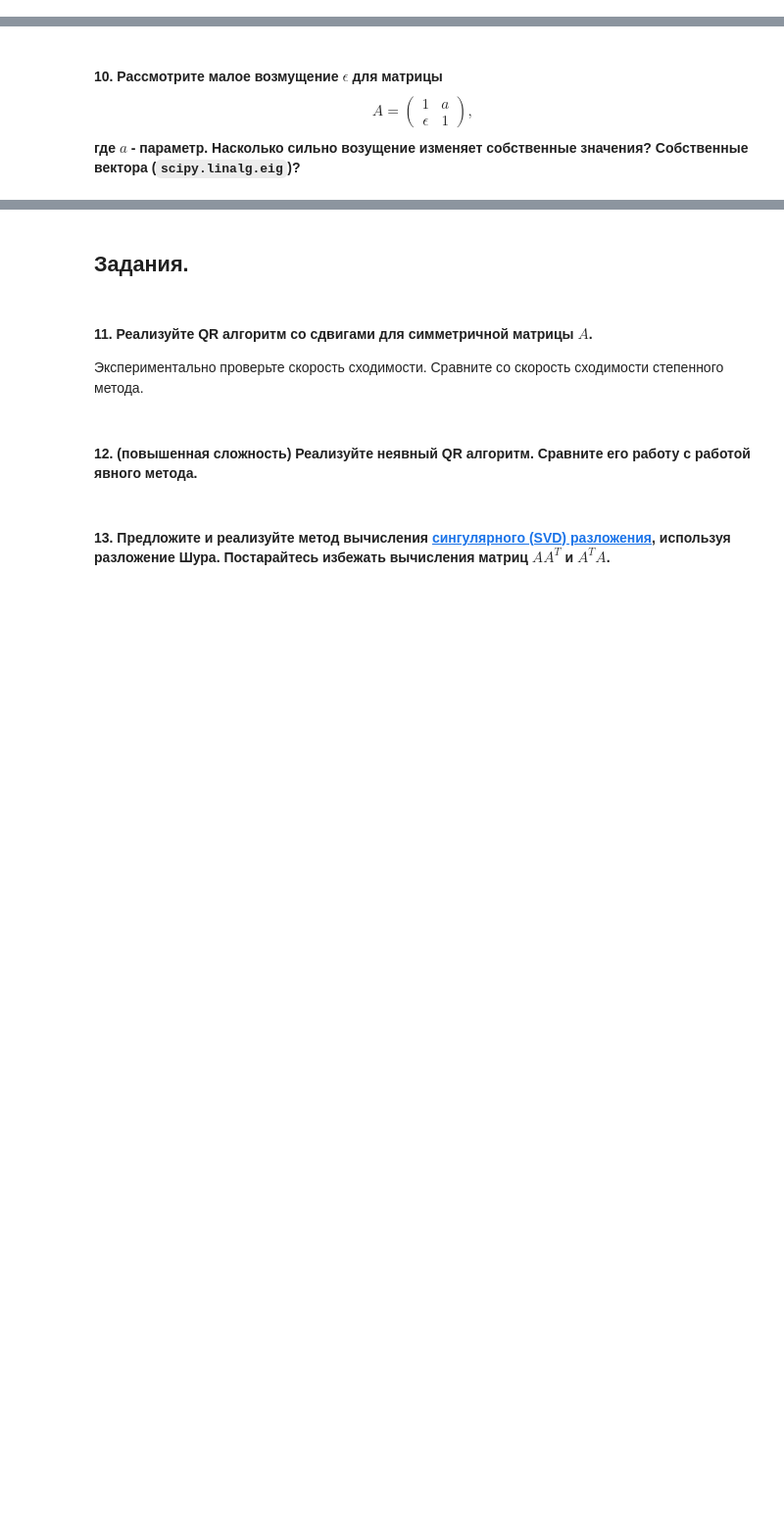
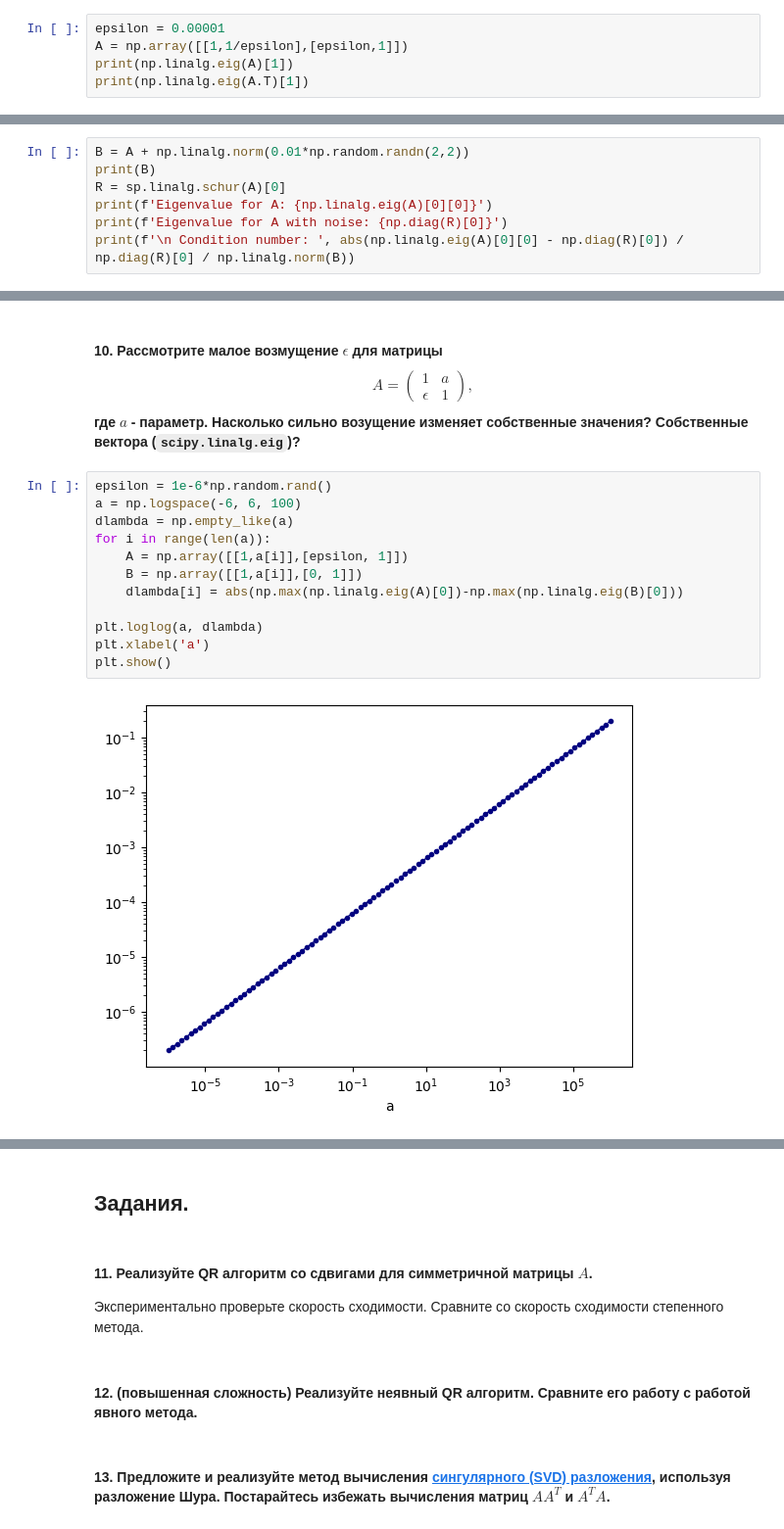
Before and after one commit to dyed-eye/matrices, a Jupyter notebook: 3/workbook3.ipynb, the cells around one changed output, grey strips where cells are left out. Shown at 98% size. Cells and saved outputs as stored; diff of their text form; blank space fills up the shorter version.

```diff
--- a/3/workbook3.ipynb
+++ b/3/workbook3.ipynb
@@ -69,0 +280,5 @@ __Указание:__ Рассмотрите подматрицу $A_{2\colon,2\
+# %%
+epsilon = 0.00001
+A = np.array([[1,1/epsilon],[epsilon,1]])
+print(np.linalg.eig(A)[1])
+print(np.linalg.eig(A.T)[1])
@@ -69,0 +290,7 @@ __Указание:__ Рассмотрите подматрицу $A_{2\colon,2\
+# %%
+B = A + np.linalg.norm(0.01*np.random.randn(2,2))
+print(B)
+R = sp.linalg.schur(A)[0]
+print(f'Eigenvalue for A: {np.linalg.eig(A)[0][0]}')
+print(f'Eigenvalue for A with noise: {np.diag(R)[0]}')
+print(f'\n Condition number: ', abs(np.linalg.eig(A)[0][0] - np.diag(R)[0]) / np.diag(R)[0] / np.linalg.norm(B))
@@ -70,2 +306,16 @@ __Указание:__ Рассмотрите подматрицу $A_{2\colon,2\
 # %% [markdown]
 #### 10. Рассмотрите малое возмущение $\epsilon$ для матрицы $$A=\begin{pmatrix}1&a\\\epsilon&1\end{pmatrix},$$ где $a$ - параметр. Насколько сильно возущение изменяет собственные значения? Собственные вектора (`scipy.linalg.eig`)?
+# %%
+epsilon = 1e-6*np.random.rand()
+a = np.logspace(-6, 6, 100)
+dlambda = np.empty_like(a)
+for i in range(len(a)):
+    A = np.array([[1,a[i]],[epsilon, 1]])
+    B = np.array([[1,a[i]],[0, 1]])
+    dlambda[i] = abs(np.max(np.linalg.eig(A)[0])-np.max(np.linalg.eig(B)[0]))
+
+plt.loglog(a, dlambda)
+plt.xlabel('a')
+plt.show()
+# %% [output]
+[figure, added]
```
Also changed, not shown: parts of 29 cells of this notebook, 1 other file.
